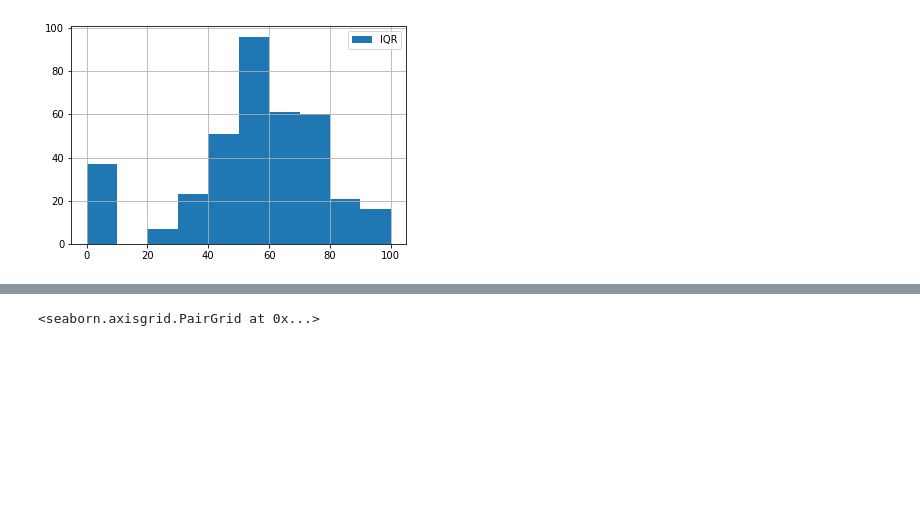
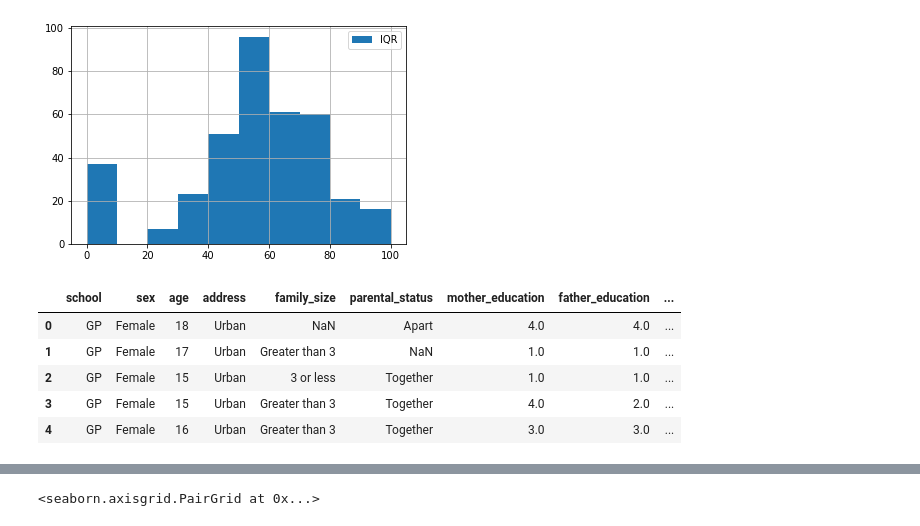
Before and after one commit to DenysMelnyk6/Projects, a Jupyter notebook: module_2/Student Analysis.ipynb, the cells around one changed output, grey strips where cells are left out. Saved outputs shown, nothing was run; the diff lists cells and outputs as text; code cells hidden in the pictures; blank space fills up the shorter version.

```diff
--- a/module_2/Student Analysis.ipynb
+++ b/module_2/Student Analysis.ipynb
@@ -1108,5 +1092,14 @@ memory usage: 5.9 KB
 '''Discarding the empty values, as we are looking for
 correlation with the student\'s score'''
 student = student.loc[student.score.between(lower_boundary, upper_boundary)]
+# %%
+student.head()
+# %% [output]
+|  | school | sex | age | address | family_size | parental_status | mother_education | father_education | ... |
+| 0 | GP | Female | 18 | Urban | NaN | Apart | 4.0 | 4.0 | ... |
+| 1 | GP | Female | 17 | Urban | Greater than 3 | NaN | 1.0 | 1.0 | ... |
+| 2 | GP | Female | 15 | Urban | 3 or less | Together | 1.0 | 1.0 | ... |
+| 3 | GP | Female | 15 | Urban | Greater than 3 | Together | 4.0 | 2.0 | ... |
+| 4 | GP | Female | 16 | Urban | Greater than 3 | Together | 3.0 | 3.0 | ... |
 # %%
 '''Overall look at the number of empty values'''
```
Also changed, not shown: parts of 2 cells of this notebook, 2 other files.
